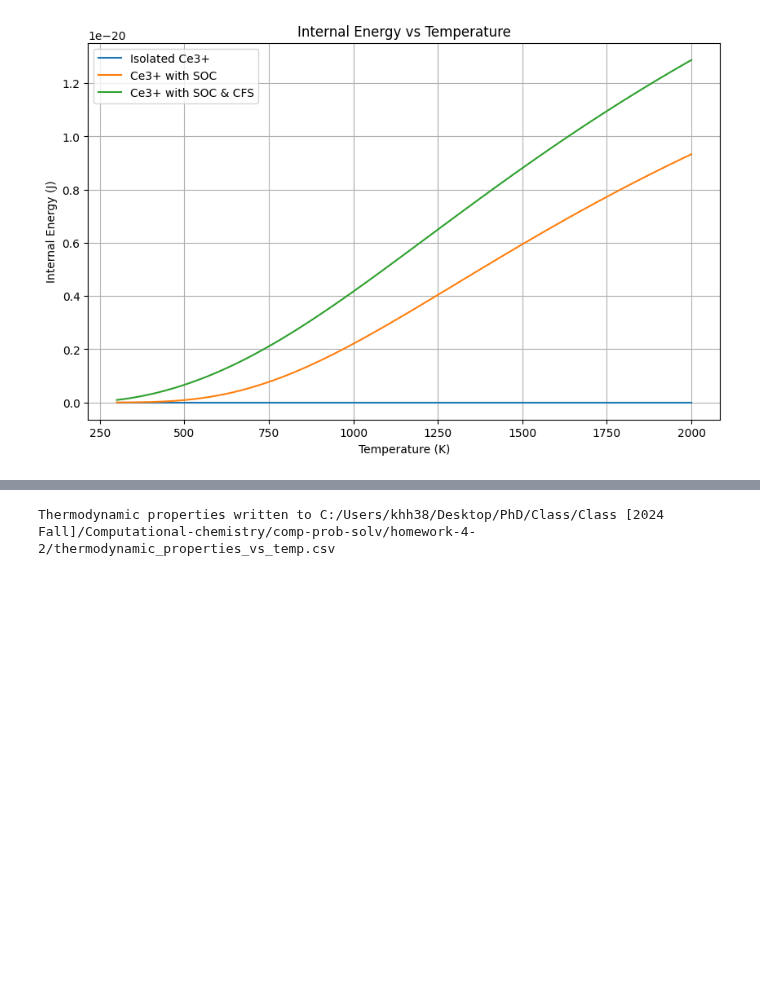
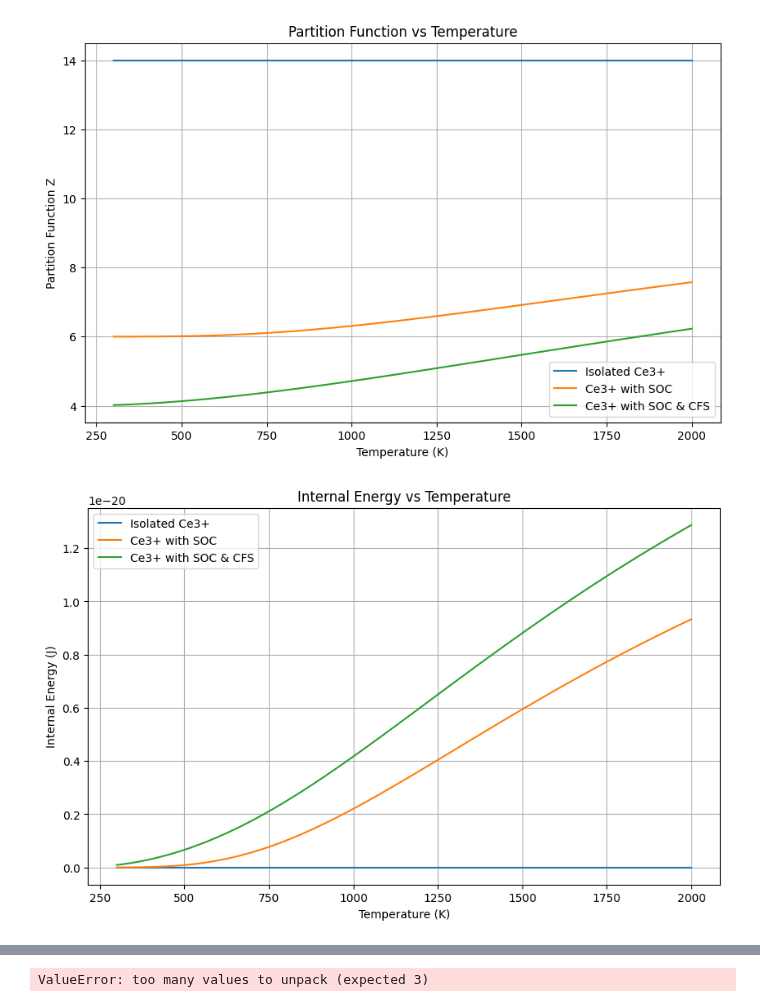
Before and after one commit to HKim-env/comp-prob-solv, a Jupyter notebook: Homework_4_2.ipynb, the cells around one changed output, grey strips where cells are left out. Cells and saved outputs as stored; diff of their text form; code cells hidden in the pictures; blank space fills up the shorter version.

```diff
--- a/Homework_4_2.ipynb
+++ b/Homework_4_2.ipynb
@@ -1,5 +1,6 @@
 # %%
 import matplotlib.pyplot as plt
+import numpy as np
 from ce_thermo import thermodynamic_properties_isolated
 from ce_thermo import thermodynamic_properties_soc
 from ce_thermo import thermodynamic_properties_soc_cfs
@@ -8,42 +9,84 @@ from ce_thermo import thermodynamic_properties_soc_cfs
 # Define the temperature range
 T_values = np.linspace(300, 2000, 100)
 
-# Arrays to store the thermodynamic properties
-U_iso_values, F_iso_values, S_iso_values = [], [], []
-U_soc_values, F_soc_values, S_soc_values = [], [], []
-U_soc_cfs_values, F_soc_cfs_values, S_soc_cfs_values = [], [], []
+# Arrays to store the thermodynamic properties and partition functions
+U_iso_values, F_iso_values, S_iso_values, Z_iso_values = [], [], [], []
+U_soc_values, F_soc_values, S_soc_values, Z_soc_values = [], [], [], []
+U_soc_cfs_values, F_soc_cfs_values, S_soc_cfs_values, Z_soc_cfs_values = [], [], [], []
 
-# Compute thermodynamic properties for each temperature
+# 2-1-4 Checking point 1) Compute and compare the partition functions and the thermodynamic properties
+# Compute thermodynamic properties and partition functions for each temperature
 for T in T_values:
-    U_iso, F_iso, S_iso = thermodynamic_properties_isolated(T)
-    U_soc, F_soc, S_soc = thermodynamic_properties_soc(T)
-    U_soc_cfs, F_soc_cfs, S_soc_cfs = thermodynamic_properties_soc_cfs(T)
+    U_iso, F_iso, S_iso, Z_iso = thermodynamic_properties_isolated(T)
+    U_soc, F_soc, S_soc, Z_soc = thermodynamic_properties_soc(T)
+    U_soc_cfs, F_soc_cfs, S_soc_cfs, Z_soc_cfs = thermodynamic_properties_soc_cfs(T)
 
-    # Store the results
+    # Store the results for isolated Ce3+
     U_iso_values.append(U_iso)
     F_iso_values.append(F_iso)
     S_iso_values.append(S_iso)
+    Z_iso_values.append(Z_iso)
 
+    # Store the results for Ce3+ with SOC
     U_soc_values.append(U_soc)
     F_soc_values.append(F_soc)
     S_soc_values.append(S_soc)
+    Z_soc_values.append(Z_soc)
 
+    # Store the results for Ce3+ with SOC & CFS
     U_soc_cfs_values.append(U_soc_cfs)
     F_soc_cfs_values.append(F_soc_cfs)
     S_soc_cfs_values.append(S_soc_cfs)
+    Z_soc_cfs_values.append(Z_soc_cfs)
+
+# 2-1-4 Checking point 2) Provide plots of the thermodynamic properties as a function of temperature (from 300 K to 2000 K)
+# Plot Partition Functions for the three cases
+plt.figure(figsize=(10, 6))
+plt.plot(T_values, Z_iso_values, label='Isolated Ce3+')
+plt.plot(T_values, Z_soc_values, label='Ce3+ with SOC')
+plt.plot(T_values, Z_soc_cfs_values, label='Ce3+ with SOC & CFS')
+plt.xlabel('Temperature (K)')
+plt.ylabel('Partition Function Z')
+plt.title('Partition Function vs Temperature')
+plt.legend()
+plt.grid(True)
+plt.show()
 
 # Plot Internal Energy for the three cases
 plt.figure(figsize=(10, 6))
 plt.plot(T_values, U_iso_values, label='Isolated Ce3+')
 plt.plot(T_values, U_soc_values, label='Ce3+ with SOC')
 plt.plot(T_values, U_soc_cfs_values, label='Ce3+ with SOC & CFS')
 plt.xlabel('Temperature (K)')
 plt.ylabel('Internal Energy (J)')
 plt.title('Internal Energy vs Temperature')
 plt.legend()
 plt.grid(True)
 plt.show()
 
-# Similarly, plots can be made for Free Energy and Entropy
+# Plot Free Energy for the three cases
+plt.figure(figsize=(10, 6))
+plt.plot(T_values, F_iso_values, label='Isolated Ce3+')
+plt.plot(T_values, F_soc_values, label='Ce3+ with SOC')
+plt.plot(T_values, F_soc_cfs_values, label='Ce3+ with SOC & CFS')
+plt.xlabel('Temperature (K)')
+plt.ylabel('Free Energy (J)')
+plt.title('Free Energy vs Temperature')
+plt.legend()
+plt.grid(True)
+plt.show()
+
+# Plot Entropy for the three cases
+plt.figure(figsize=(10, 6))
+plt.plot(T_values, S_iso_values, label='Isolated Ce3+')
+plt.plot(T_values, S_soc_values, label='Ce3+ with SOC')
+plt.plot(T_values, S_soc_cfs_values, label='Ce3+ with SOC & CFS')
+plt.xlabel('Temperature (K)')
+plt.ylabel('Entropy (J/K)')
+plt.title('Entropy vs Temperature')
+plt.legend()
+plt.grid(True)
+plt.show()
 # %% [output]
-[figure, old version]
+[figure, new version]
+[figure, added]
@@ -76,4 +121,4 @@ with open(csv_file_path, mode='w', newline='') as file:
 
 print(f"Thermodynamic properties written to {csv_file_path}")
 # %% [output]
-Thermodynamic properties written to C:/Users/khh38/Desktop/PhD/Class/Class [2024 Fall]/Computational-chemistry/comp-prob-solv/homework-4-2/thermodynamic_properties_vs_temp.csv
+ValueError: too many values to unpack (expected 3)
```
Also changed, not shown: parts of 1 cell of this notebook, 19 other files.
